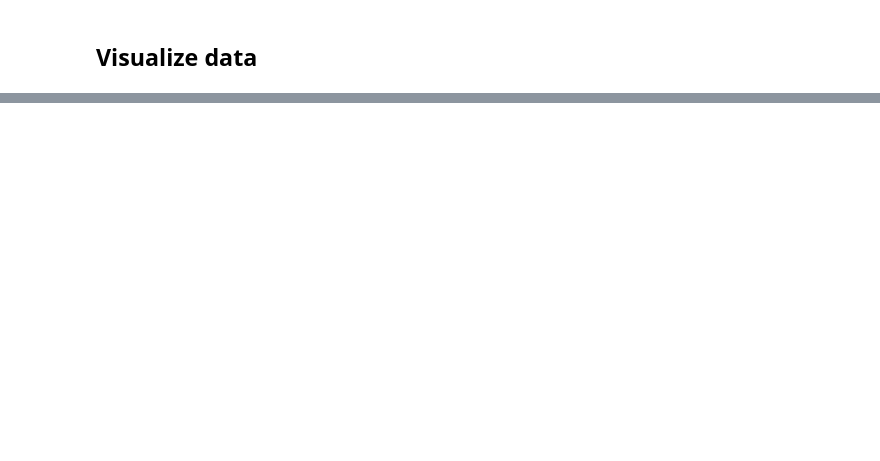
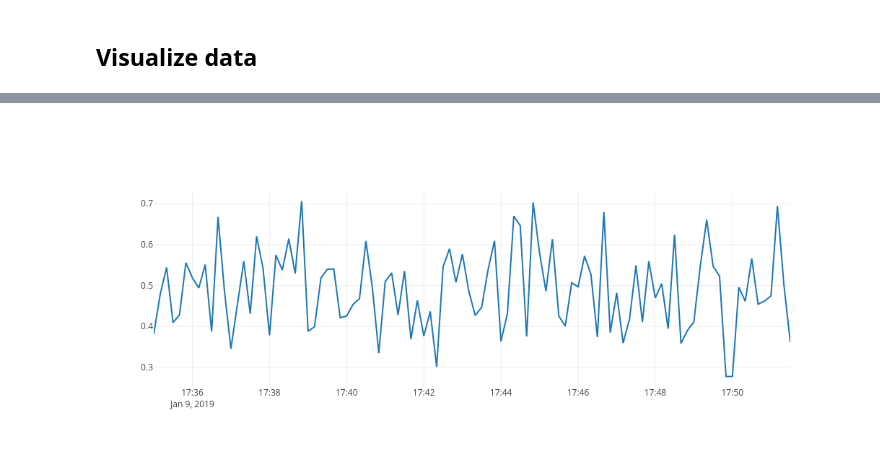
Before and after one commit to MD2Korg/CerebralCortex, a Jupyter notebook: jupyter/import_and_analyse_data.ipynb, the cells around one changed output, grey strips where cells are left out. Saved outputs shown, nothing was run; the diff lists cells and outputs as text; code cells hidden in the pictures; blank space fills up the shorter version.

```diff
--- a/jupyter/import_and_analyse_data.ipynb
+++ b/jupyter/import_and_analyse_data.ipynb
@@ -72,0 +93,4 @@ iot_stream.metadata
+# %%
+smooth_stream.plot()
+# %% [output]
+[figure, added]
```
Also changed, not shown: parts of 9 cells of this notebook, 1 other file.
